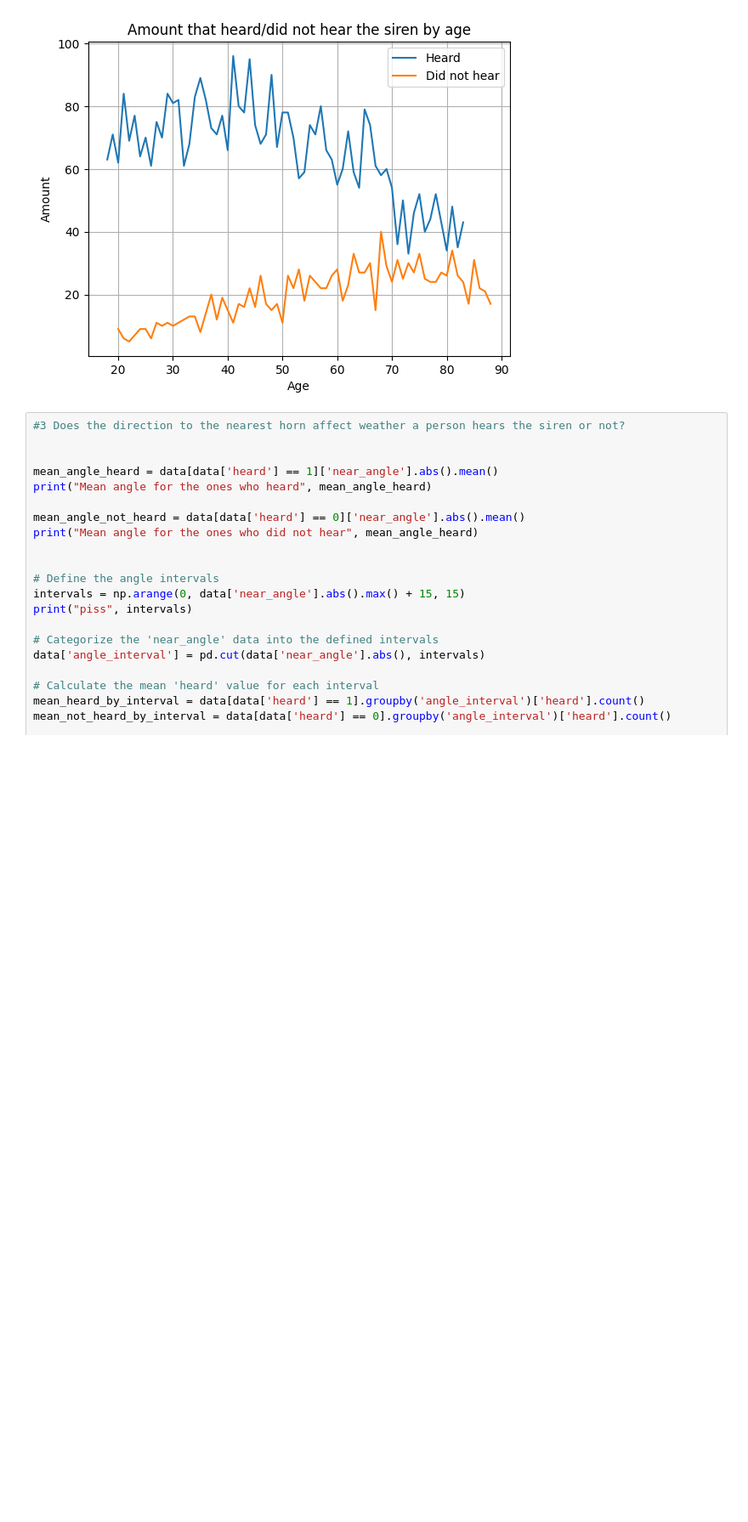
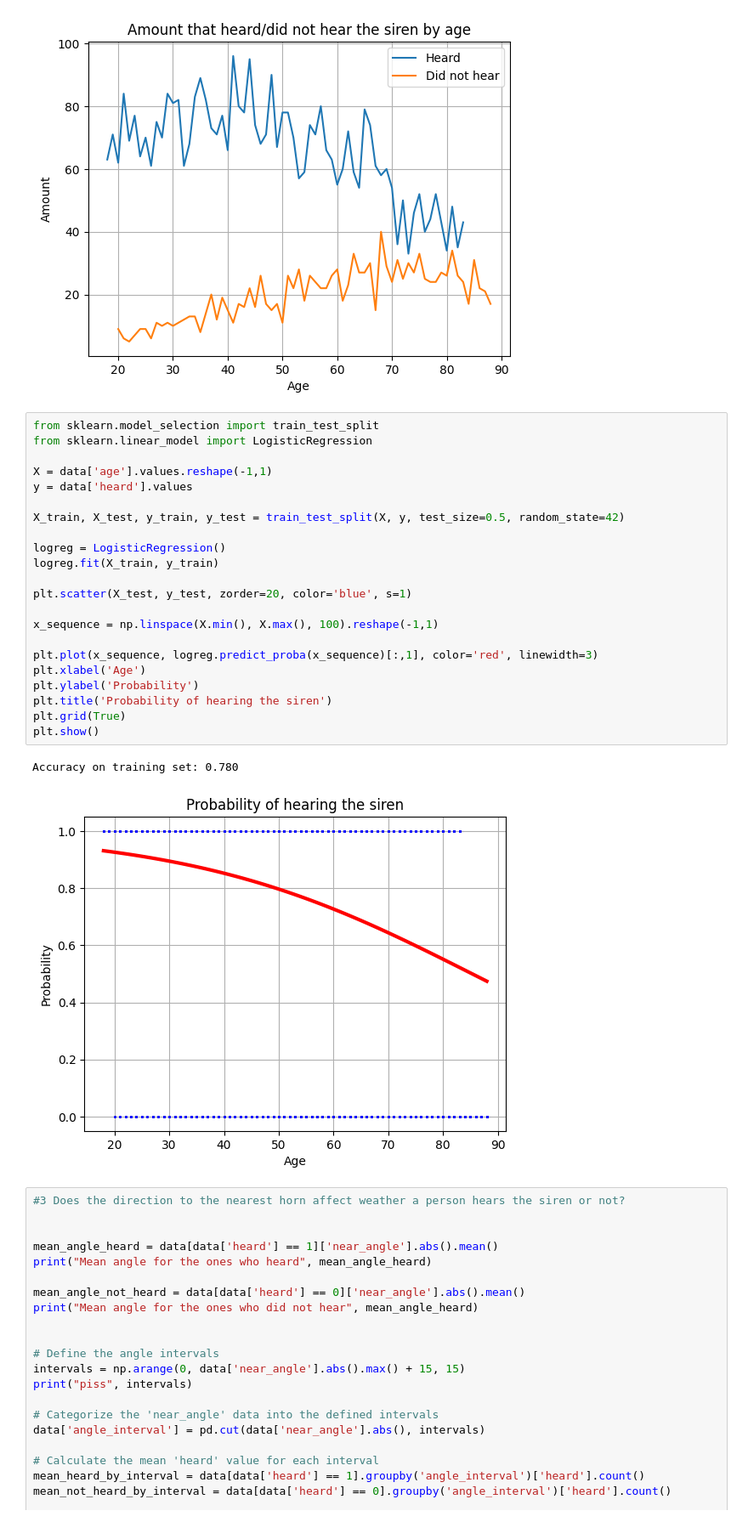
Before and after one commit to felixmaathz/SmaskProject, a Jupyter notebook: Data Analysis/q2_q3.ipynb, the cells around one changed output. Shown: that part at 85% size. Saved outputs shown, nothing was run; the diff lists cells and outputs as text; blank space fills up the shorter version.

```diff
--- a/Data Analysis/q2_q3.ipynb
+++ b/Data Analysis/q2_q3.ipynb
@@ -51,6 +51,31 @@ Amount that heard the siren by age age
 88    17
 Length: 69, dtype: int64
 [figure]
+# %%
+from sklearn.model_selection import train_test_split
+from sklearn.linear_model import LogisticRegression
+
+X = data['age'].values.reshape(-1,1)
+y = data['heard'].values
+
+X_train, X_test, y_train, y_test = train_test_split(X, y, test_size=0.5, random_state=42)
+
+logreg = LogisticRegression()
+logreg.fit(X_train, y_train)
+
+plt.scatter(X_test, y_test, zorder=20, color='blue', s=1)
+
+x_sequence = np.linspace(X.min(), X.max(), 100).reshape(-1,1)
+
+plt.plot(x_sequence, logreg.predict_proba(x_sequence)[:,1], color='red', linewidth=3)
+plt.xlabel('Age')
+plt.ylabel('Probability')
+plt.title('Probability of hearing the siren')
+plt.grid(True)
+plt.show()
+# %% [output]
+Accuracy on training set: 0.780
+[figure, added]
 # %%
 #3 Does the direction to the nearest horn affect weather a person hears the siren or not?
 
```
